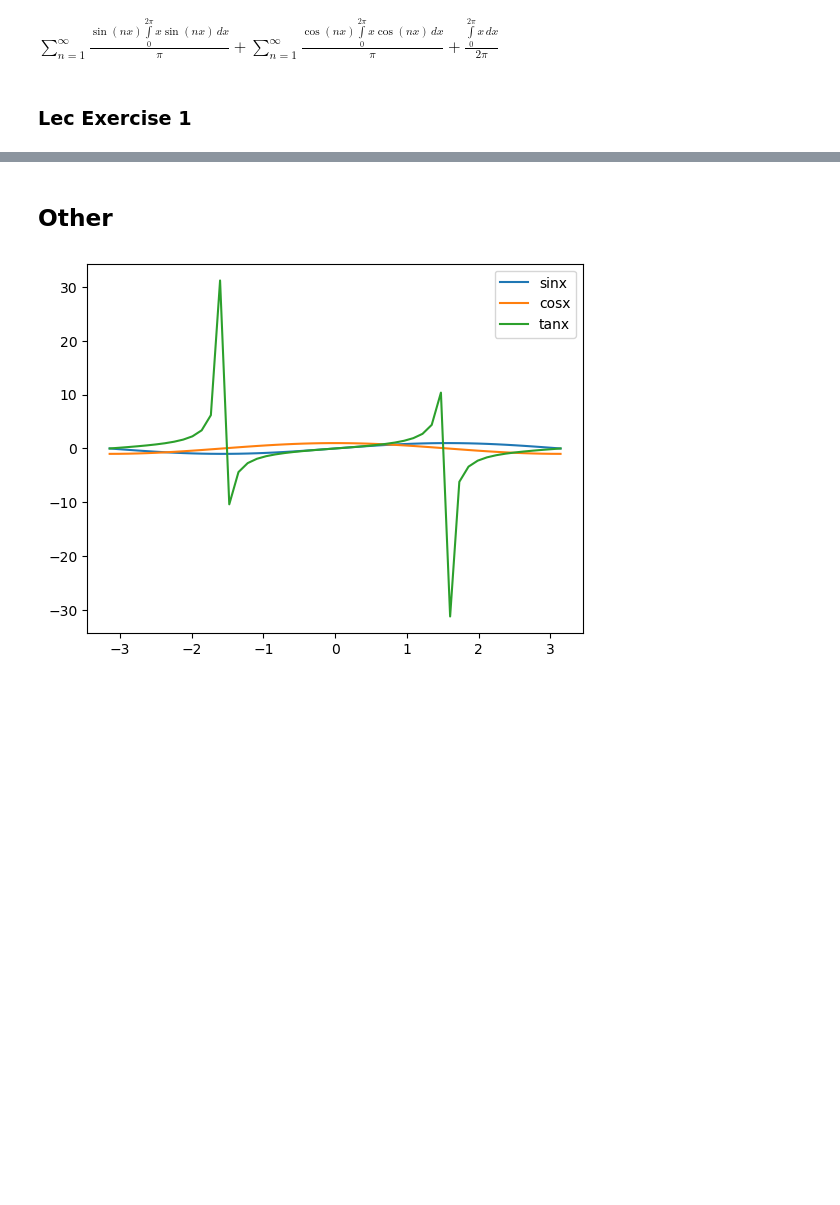
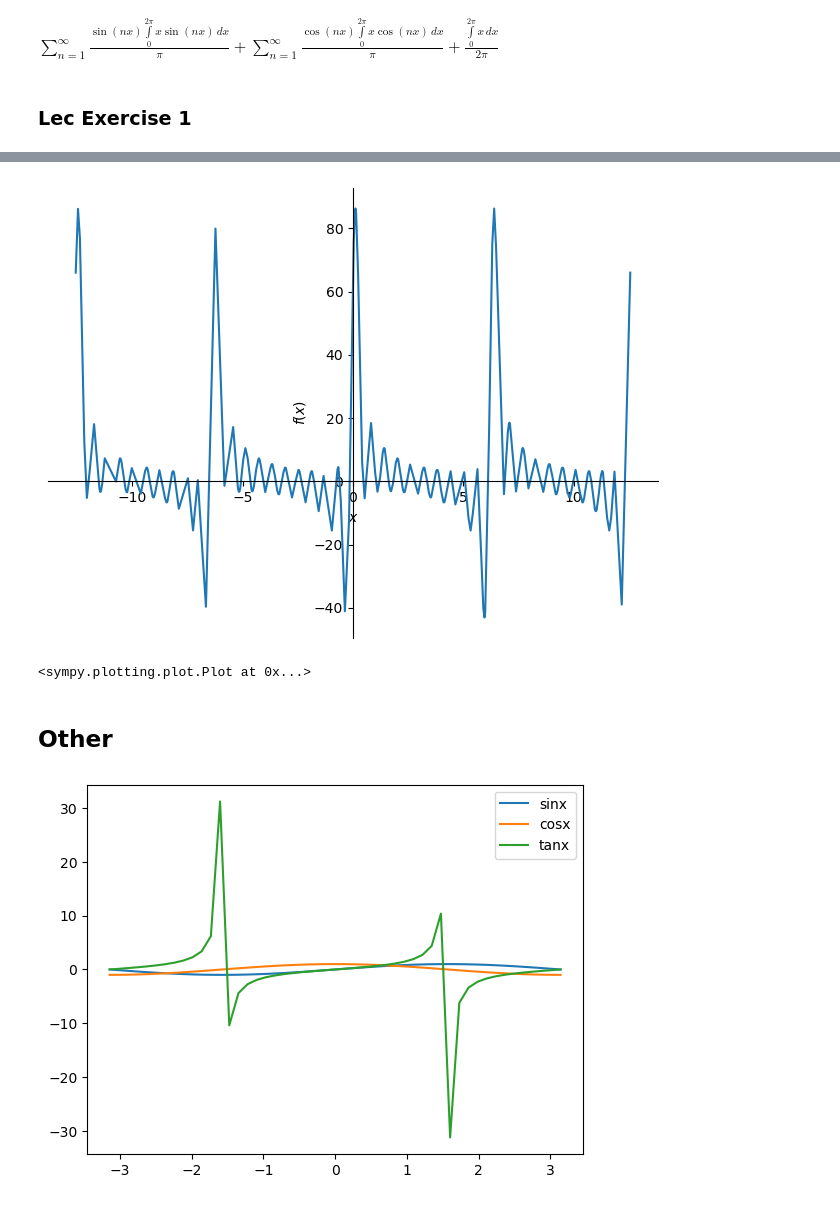
Before and after one commit to ChirasthiT/Advanced-Mathematics-Revision-python, a Jupyter notebook: revision.ipynb, the cells around one changed output, grey strips where cells are left out. Cells and saved outputs as stored; diff of their text form; code cells hidden in the pictures; blank space fills up the shorter version.

```diff
--- a/revision.ipynb
+++ b/revision.ipynb
@@ -509,0 +494,3 @@ from the positive direction so it is available when nseries calls it.
+# %%
+fou_series = a_0/2 + sym.summation((a_n * sym.cos(n * x) + b_n * sym.sin(n * x)), (n, 1, 10))
+fou_series
@@ -509,0 +499,7 @@ from the positive direction so it is available when nseries calls it.
+# %%
+expr = fou_series.subs({a_0 : a_0_exp_1,
+                a_n : a_n_exp_1,
+                b_n : b_n_exp_1})
+
+expr = expr.simplify()
+expr
@@ -510,3 +508,8 @@ from the positive direction so it is available when nseries calls it.
+# %%
+sym.plot(expr, (x, -4 * sym.pi, 4 * sym.pi))
+# %% [output]
+[figure, added]
+<sympy.plotting.plot.Plot at 0x...>
 # %% [markdown]
 ## Other
 # %%
```
Also changed, not shown: parts of 4 cells of this notebook.
